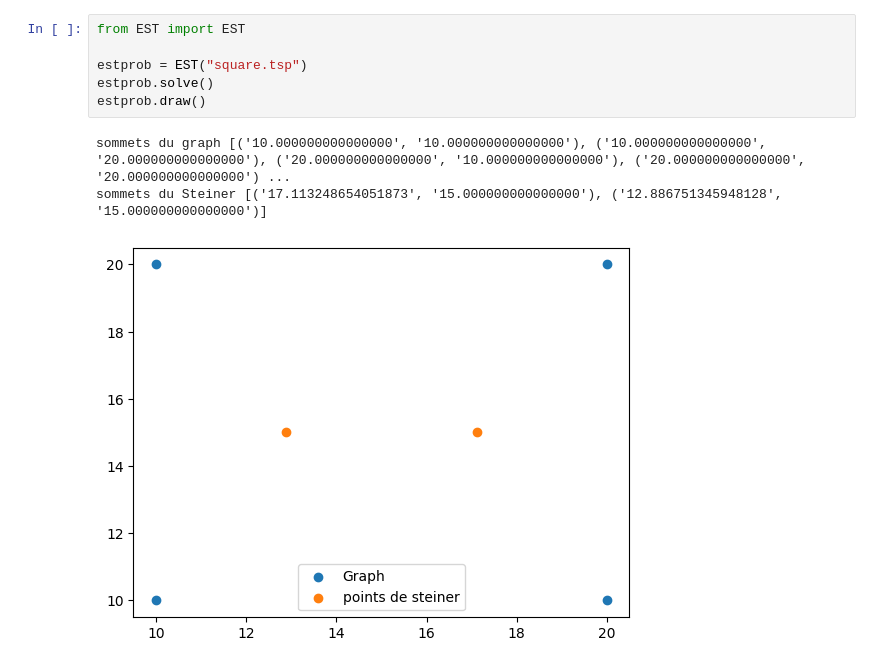
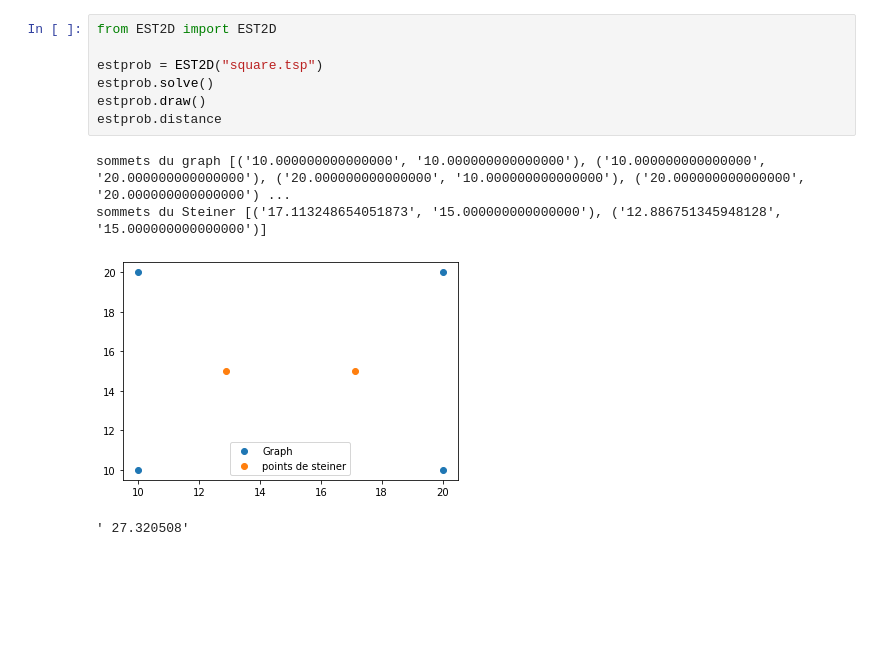
Before and after one commit to Kallel-Abd/ESteiner-3D, a Jupyter notebook: projet.ipynb, the cells around one changed output. Saved outputs shown, nothing was run; the diff lists cells and outputs as text; blank space fills up the shorter version.

```diff
--- a/projet.ipynb
+++ b/projet.ipynb
@@ -1,10 +1,12 @@
 # %%
-from EST import EST
+from EST2D import EST2D
 
-estprob = EST("square.tsp")
+estprob = EST2D("square.tsp")
 estprob.solve()
 estprob.draw()
+estprob.distance
 # %% [output]
 sommets du graph [('10.000000000000000', '10.000000000000000'), ('10.000000000000000', '20.000000000000000'), ('20.000000000000000', '10.000000000000000'), ('20.000000000000000', '20.000000000000000') ...
 sommets du Steiner [('17.113248654051873', '15.000000000000000'), ('12.886751345948128', '15.000000000000000')]
-[figure, old version]
+[figure, new version]
+' 27.320508'
```
Also changed, not shown: parts of 1 cell of this notebook, 4 other files.
